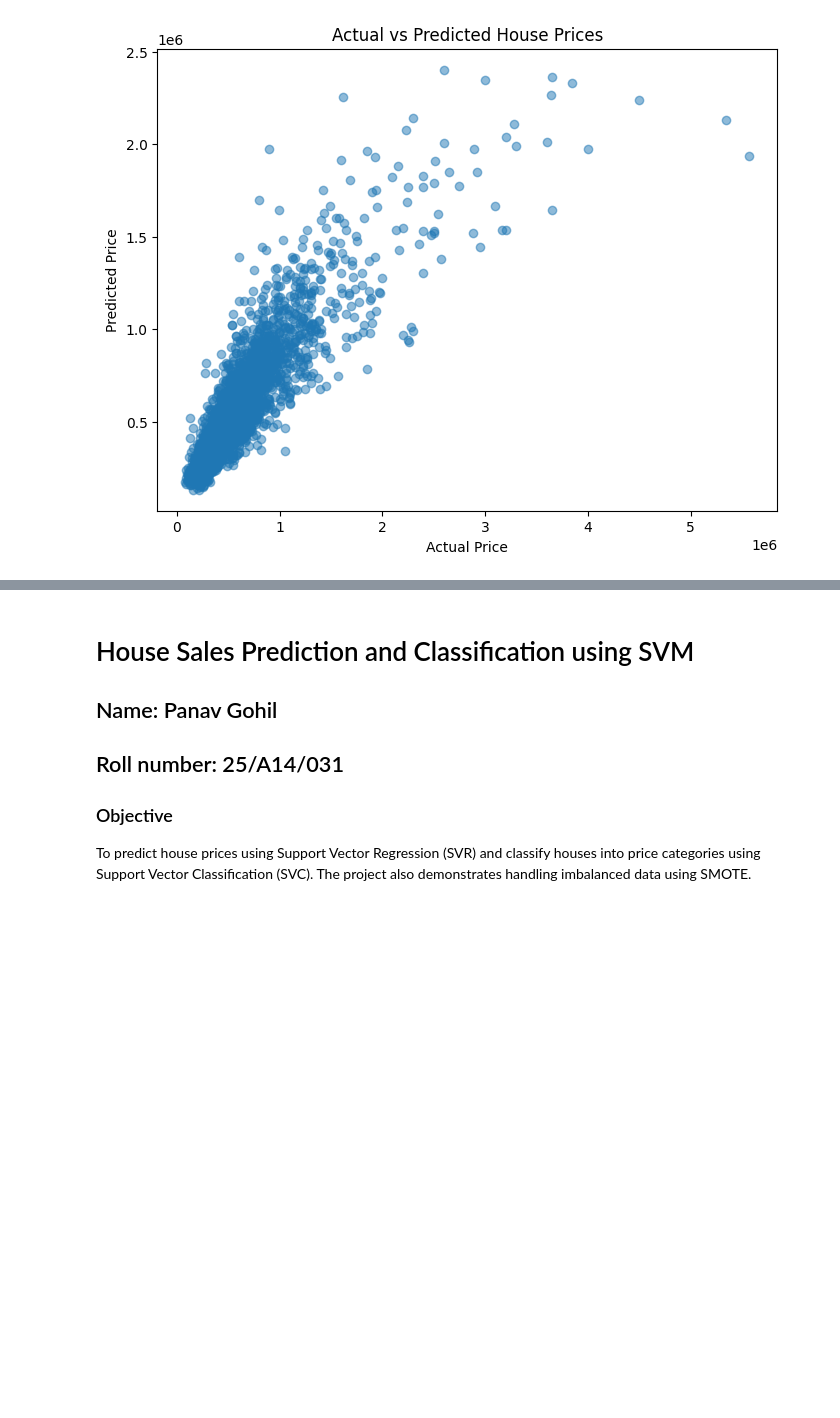
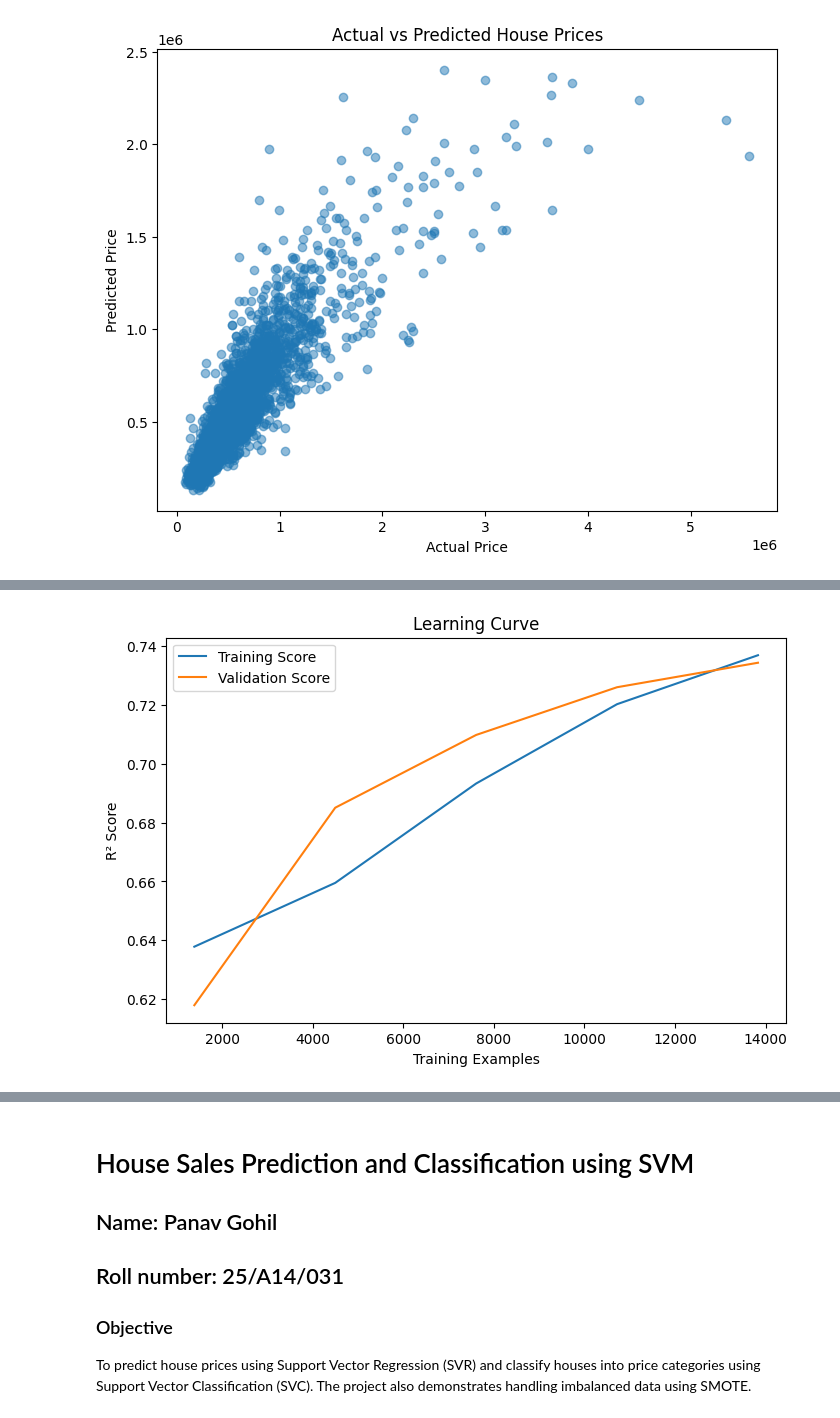
Before and after one commit to panavgohil/ML-Assignment-1, a Jupyter notebook: House_Price_Prediction_SVM.ipynb, the cells around one changed output, grey strips where cells are left out. Drawn from its saved outputs; the diff is of its cells as text; code cells hidden in the pictures; blank space fills up the shorter version.

```diff
--- a/House_Price_Prediction_SVM.ipynb
+++ b/House_Price_Prediction_SVM.ipynb
@@ -519,0 +584,33 @@ plt.show()
+# %%
+#Learning Curve
+from sklearn.model_selection import learning_curve
+train_sizes, train_scores, test_scores = learning_curve(
+    SVR(
+        kernel='rbf',
+        C=100000,
+        gamma=0.01,
+        epsilon=0.01
+    ),
+    X_train_scaled,
+    y_train,
+    cv=5,
+    scoring="r2"
+)
+plt.figure(figsize=(8,5))
+plt.plot(
+    train_sizes,
+    train_scores.mean(axis=1),
+    label="Training Score"
+)
+plt.plot(
+    train_sizes,
+    test_scores.mean(axis=1),
+    label="Validation Score"
+)
+plt.legend()
+plt.title("Learning Curve")
+plt.xlabel("Training Examples")
+plt.ylabel("R² Score")
+plt.show()
+# %% [output]
+[figure, added]
```
Also changed, not shown: parts of 11 cells of this notebook.
